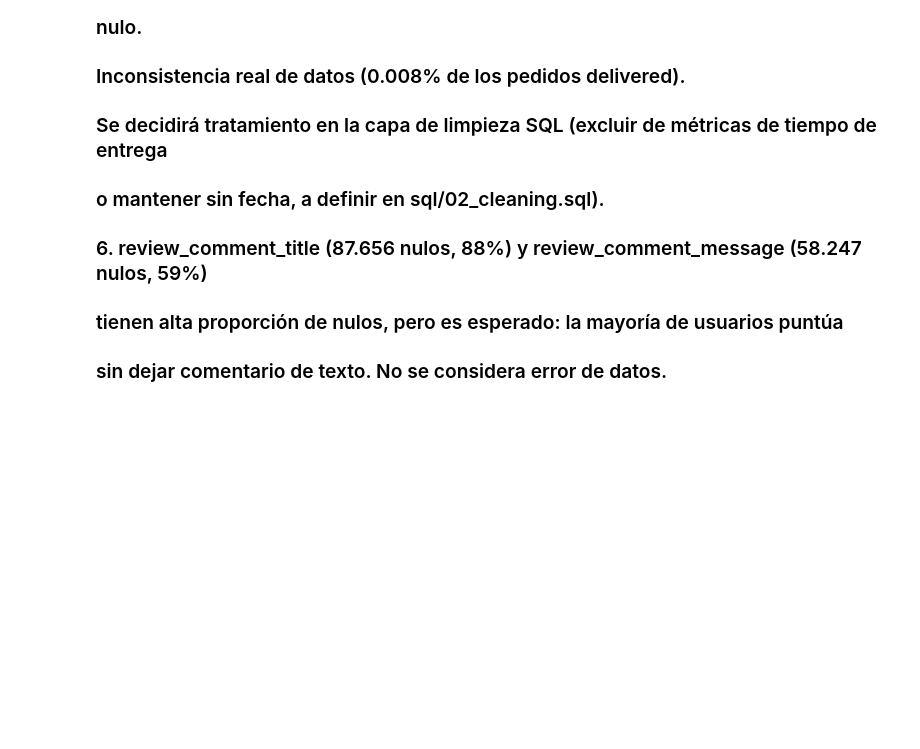
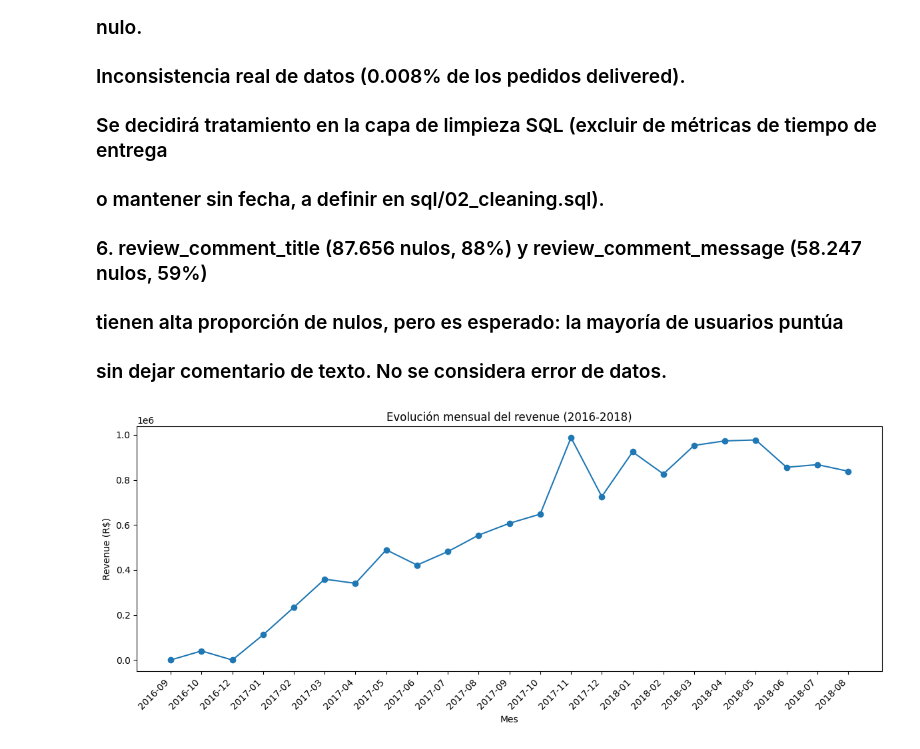
Before and after one commit to pedrosall/ecommerce_data_analytics, a Jupyter notebook: notebooks/exploratory_analysis.ipynb, the cells around one changed output. Cells and saved outputs as stored; diff of their text form; code cells hidden in the pictures; blank space fills up the shorter version.

```diff
--- a/notebooks/exploratory_analysis.ipynb
+++ b/notebooks/exploratory_analysis.ipynb
@@ -314,3 +315,27 @@ dtype: int64
 ### 6. review_comment_title (87.656 nulos, 88%) y review_comment_message (58.247 nulos, 59%)
 ###    tienen alta proporción de nulos, pero es esperado: la mayoría de usuarios puntúa
 ###    sin dejar comentario de texto. No se considera error de datos.
+# %%
+import matplotlib.pyplot as plt
+
+# --- Gráfico 1: Evolución mensual de revenue ---
+meses = ['2016-09', '2016-10', '2016-12', '2017-01', '2017-02', '2017-03', '2017-04',
+         '2017-05', '2017-06', '2017-07', '2017-08', '2017-09', '2017-10', '2017-11',
+         '2017-12', '2018-01', '2018-02', '2018-03', '2018-04', '2018-05', '2018-06',
+         '2018-07', '2018-08']
+revenue = [134.97, 40325.11, 10.90, 111798.36, 234223.40, 359198.85, 340669.68,
+           489338.25, 421923.37, 481604.52, 554699.70, 607399.67, 648247.65, 987765.37,
+           726033.19, 924645.00, 826437.13, 953356.25, 973534.09, 977544.69, 856077.86,
+           867953.46, 838576.64]
+
+plt.figure(figsize=(12, 5))
+plt.plot(meses, revenue, marker='o')
+plt.xticks(rotation=45, ha='right')
+plt.title('Evolución mensual del revenue (2016-2018)')
+plt.xlabel('Mes')
+plt.ylabel('Revenue (R$)')
+plt.tight_layout()
+plt.savefig('../notebooks/revenue_evolution.png')
+plt.show()
+# %% [output]
+[figure, added]
```
Also changed, not shown: parts of 3 cells of this notebook, 5 other files.
